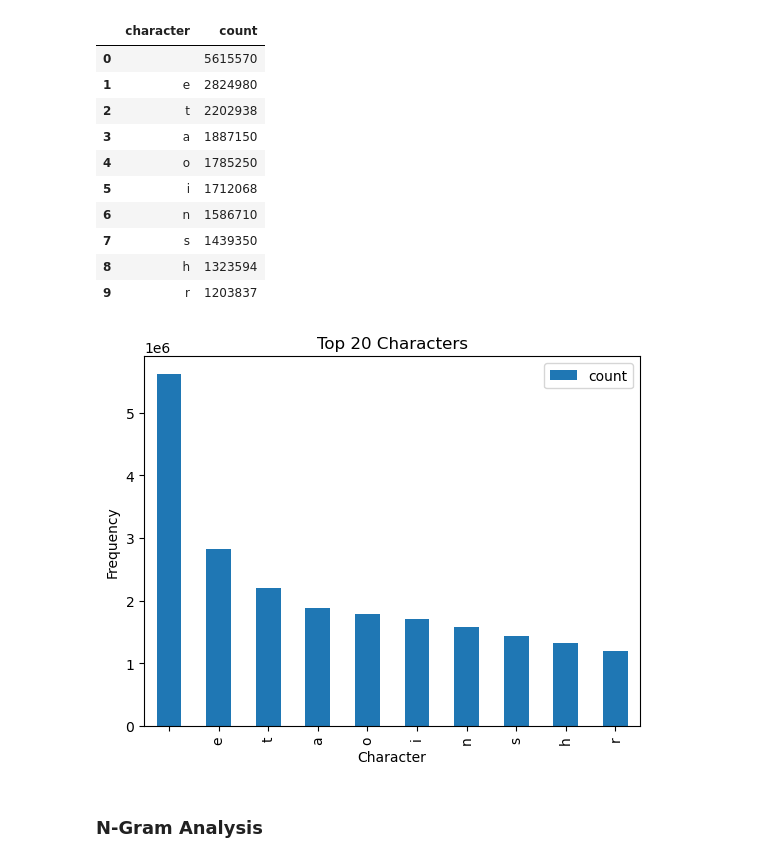
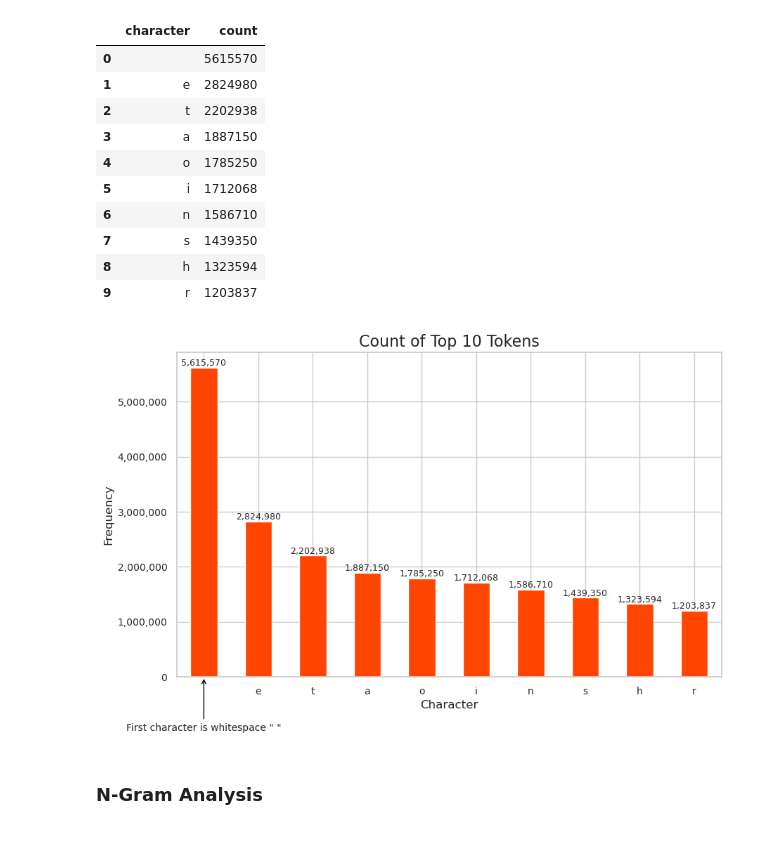
Before and after one commit to gu-dsan6000/fall-2023-reddit-project-team-17, a Jupyter notebook: code/project-nlp/project-nlp-posts-and-books-vis.ipynb, the cells around one changed output. Saved outputs shown, nothing was run; the diff lists cells and outputs as text; code cells hidden in the pictures.

Commit message:
save after visuals finished

```diff
--- a/code/project-nlp/project-nlp-posts-and-books-vis.ipynb
+++ b/code/project-nlp/project-nlp-posts-and-books-vis.ipynb
@@ -205,20 +189,54 @@ display(top_10_token_freq_pd)
 | 7 | s | 1439350 |
 | 8 | h | 1323594 |
 | 9 | r | 1203837 |
-# %%
-# Plotting
-top_10_token_freq_pd.head(20).plot(kind='bar', x='character', y='count')
-plt.title('Top 20 Characters')
-plt.xlabel('Character')
-plt.ylabel('Frequency')
-
-plt.savefig('../../website-source/img/nlp-plots/books-and-stories-token-frequency-plot.png', bbox_inches='tight')
-
-
-
-plt.show()
-# %% [output]
-[figure, removed]
+# %%
+
+# style
+sns.set(style="whitegrid")
+
+
+# init plot
+ax = top_10_token_freq_pd.head(20).plot(
+    kind='bar',
+    x='character',
+    y='count',
+    color='#ff4500',
+    figsize=(10, 6),
+    legend=False
+)
+
+# add text
+plt.title('Count of Top 10 Tokens', fontsize=16)
+plt.xlabel('Character', fontsize=12)
+plt.ylabel('Frequency', fontsize=12)
+plt.xticks(rotation=0, fontsize=10)
+plt.yticks(fontsize=10)
+
+
+
+# create annotation for whitespace
+plt.annotate('First character is whitespace " "',
+             xy=(0, 0), xycoords='data',
+             xytext=(0, fixed_negative_offset), textcoords='data',
+             arrowprops=dict(arrowstyle="->", connectionstyle="arc3", color='black'),
+             fontsize=10, ha='center', va='top')
+
+
+# off scientific notation
+ax.yaxis.set_major_formatter(ticker.FuncFormatter(lambda x, p: format(int(x), ',')))
+
+
+
+# add labels
+for index, value in enumerate(top_10_token_freq_pd.head(20)['count']):
+    plt.text(index, value, f'{value:,.0f}', ha='center', va='bottom', fontsize=9)
+
+
+# save and show
+plt.savefig('../../website-source/img/nlp-plots/books-and-stories-token-frequency-plot.png', bbox_inches='tight')
+plt.show()
+# %% [output]
+[figure, added]
 # %% [markdown]
 ### N-Gram Analysis
 # %%
```
Also changed, not shown: parts of 7 cells of this notebook, 1 other file.
